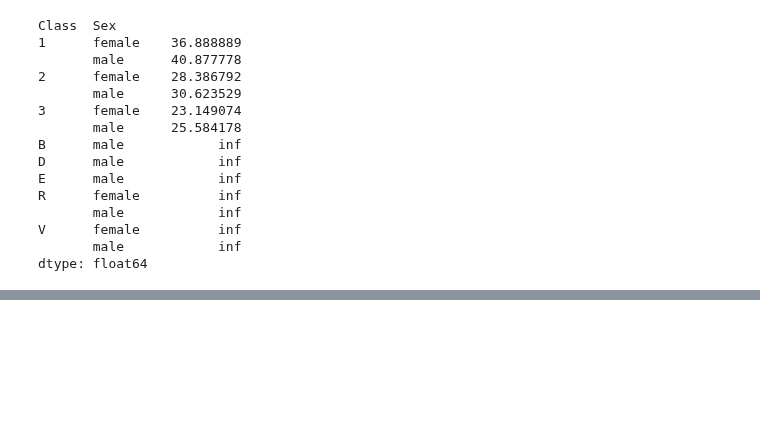
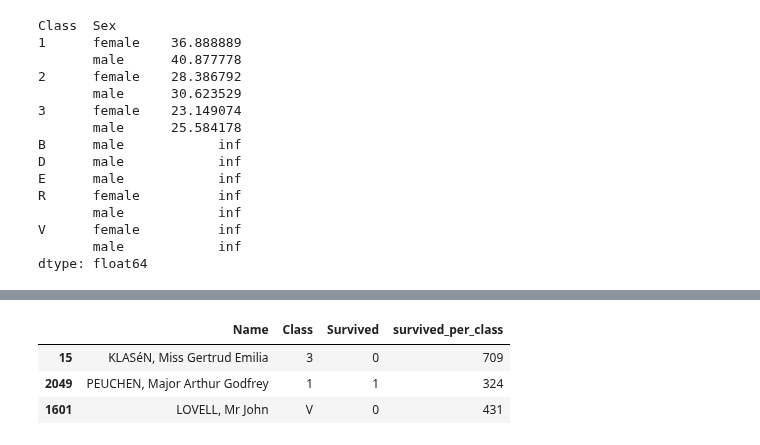
Before and after one commit to OOS-Team/DsKi_DataPreparation, a Jupyter notebook: 1d_Gruppierung.ipynb, the cells around one changed output, grey strips where cells are left out. Drawn from its saved outputs; the diff is of its cells as text; code cells hidden in the pictures; blank space fills up the shorter version.

```diff
--- a/1d_Gruppierung.ipynb
+++ b/1d_Gruppierung.ipynb
@@ -365,0 +424,7 @@ dtype: float64
+# %%
+t[["Name", "Class", "Survived", "survived_per_class"]].sample(3)
+# %% [output]
+|  | Name | Class | Survived | survived_per_class |
+| 15 | KLASéN, Miss Gertrud Emilia | 3 | 0 | 709 |
+| 2049 | PEUCHEN, Major Arthur Godfrey | 1 | 1 | 324 |
+| 1601 | LOVELL, Mr John | V | 0 | 431 |
```
Also changed, not shown: parts of 23 cells of this notebook, 4 other files.
